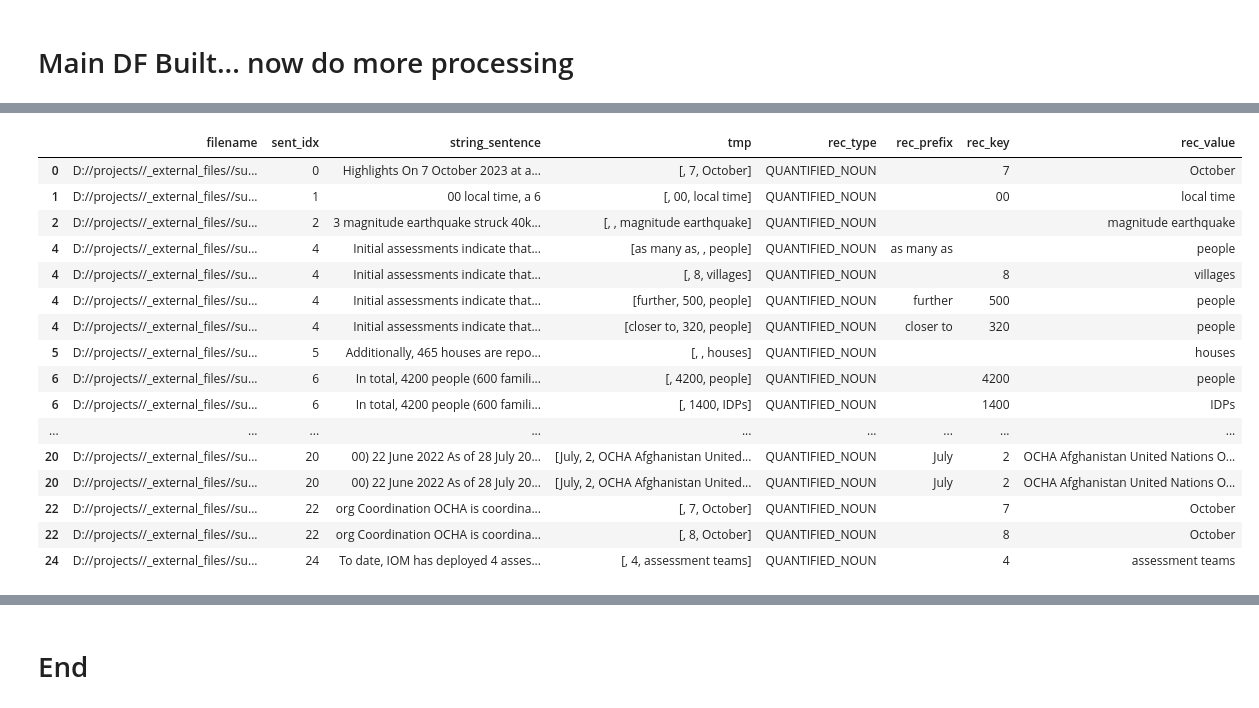
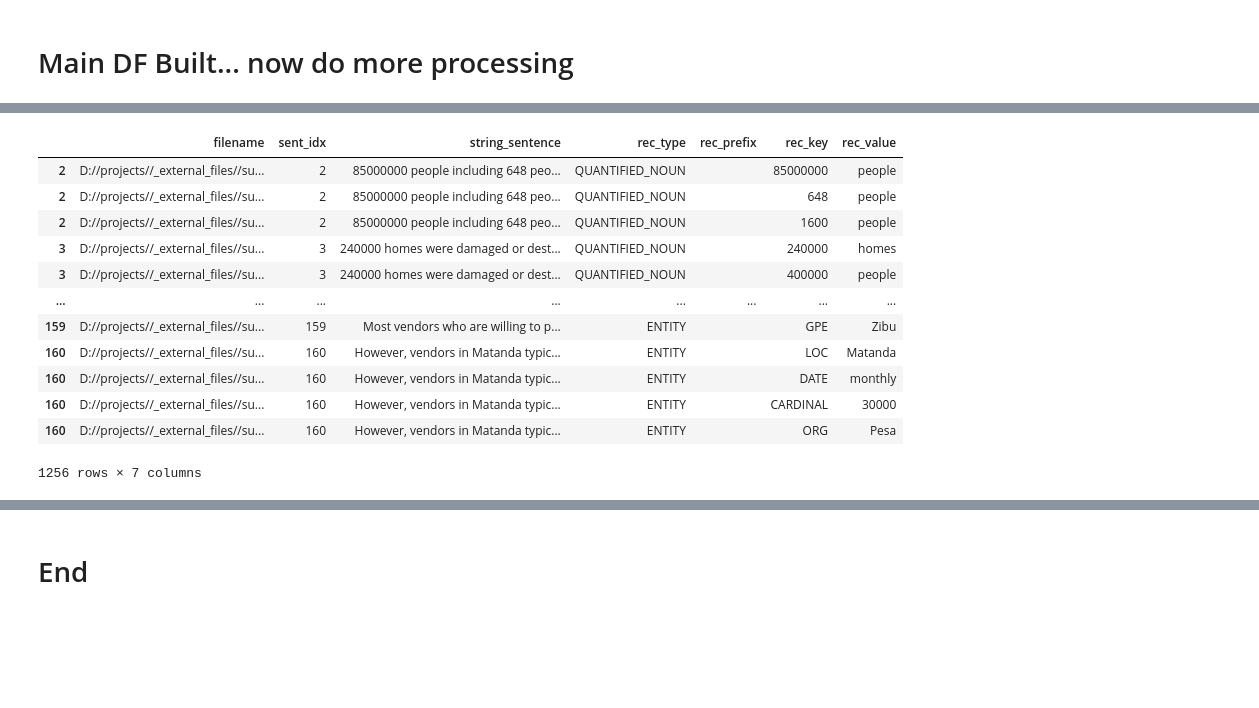
Before and after one commit to ericfrench2015/topic_surveyor, a Jupyter notebook: notebooks/process_reports.ipynb, the cells around one changed output, grey strips where cells are left out. Drawn from its saved outputs; the diff is of its cells as text; code cells hidden in the pictures; blank space fills up the shorter version.

Commit message:
initial commit of working code.

```diff
--- a/notebooks/process_reports.ipynb
+++ b/notebooks/process_reports.ipynb
@@ -193,6 +212,7 @@ df['record_type'] = df.apply(declare_primary_record_type, axis=1)
 def obtain_killed_numeric_value(doc):
 
     key_values = []
+    just_count = []
 
     def check_flags(lst):
         for l in lst:
@@ -217,17 +237,21 @@ def obtain_killed_numeric_value(doc):
 
             noun_att_cnt = (noun,attribute,count)
             key_values.append(noun_att_cnt)
+            just_count.append(count)
 
             noun = -1
             attribute = -1
             count = -1
 
-    return key_values
+    #changing to return only the count
+    return just_count
+    #return key_values
 
 
 def obtain_injured_numeric_value(doc):
 
     key_values = []
+    just_count = []
 
     def check_flags(lst):
         for l in lst:
@@ -252,12 +276,15 @@ def obtain_injured_numeric_value(doc):
 
             noun_att_cnt = (noun,attribute,count)
             key_values.append(noun_att_cnt)
+            just_count.append(count)
 
             noun = -1
             attribute = -1
             count = -1
 
-    return key_values
+    #changing to return only the count
+    return just_count
+    #return key_values
 
 def obtain_counted_noun_chunks(doc):
     counted_things = []
@@ -270,6 +297,8 @@ def obtain_counted_noun_chunks(doc):
         return counted_things
     else:
         return ''
+
+
 
 def obtain_all_entities(doc):
     #stop_ents = STOP_ENTS
@@ -284,5 +313,5 @@ def obtain_all_entities(doc):
     return entities
 
 
-print(obtain_killed_numeric_value(df['wo_parens_lower_lemmas'][df['i_killed'] == 1].tolist()[0]))
-print(obtain_injured_numeric_value(df['wo_parens_lower_lemmas'][df['i_injured'] == 1].tolist()[0]))
+#print(obtain_killed_numeric_value(df['wo_parens_lower_lemmas'][df['i_killed'] == 1].tolist()[0]))
+#print(obtain_injured_numeric_value(df['wo_parens_lower_lemmas'][df['i_injured'] == 1].tolist()[0]))
@@ -430,37 +450,34 @@ df_entities[['rec_prefix','rec_key','rec_value']] = df_entities.apply(lambda x:
 #now noun_chunks
 df_nouns = df[['filename','sent_idx','string_sentence','noun_chunks']][df['noun_chunks'].isna() == False].copy()
 df_nouns['tmp'] = df_nouns.apply(extract_ncs, axis=1)
-#df_nouns = df_nouns.drop(columns=['noun_chunks'])
+df_nouns = df_nouns.drop(columns=['noun_chunks'])
 df_nouns = df_nouns.explode('tmp')
 df_nouns['rec_type'] = 'NOUN_SEQUENCE'
 df_nouns = df_nouns[df_nouns['tmp'].isna() == False].copy()
 df_nouns[['rec_prefix','rec_key','rec_value']] = df_nouns.apply(lambda x: split_key_value_in_df(x.tmp), axis=1)
+
+#quantitative values
+df_quants = df[['filename','sent_idx','string_sentence','num_others']][df['num_others'] != ''].copy()
+df_quants['tmp'] = df_quants.apply(extract_numeric_key_values, axis=1)
+df_quants = df_quants.drop(columns=['num_others'])
+df_quants = df_quants.explode('tmp')
+df_quants['rec_type'] = 'QUANTIFIED_NOUN'
+df_quants[['rec_prefix','rec_key','rec_value']] = df_quants.apply(lambda x: split_key_value_in_df(x.tmp), axis=1)
 # %%
-df_quants = df[['filename','sent_idx','string_sentence','num_others']][df['num_others'] != ''].copy()
-df_quants['tmp'] = df_quants.apply(extract_numeric_key_values, axis=1)
-df_quants = df_quants.drop(columns=['num_others'])
-df_quants = df_quants.explode('tmp')
-df_quants['rec_type'] = 'QUANTIFIED_NOUN'
-df_quants[['rec_prefix','rec_key','rec_value']] = df_quants.apply(lambda x: split_key_value_in_df(x.tmp), axis=1)
-df_quants
-
-
-#num_others
+df_attributes = pd.concat([df_quants, df_nouns,df_entities])
+df_attributes = df_attributes.drop(columns=['tmp'])
+df_attributes
 # %% [output]
-|  | filename | sent_idx | string_sentence | tmp | rec_type | rec_prefix | rec_key | rec_value |
-| 0 | D://projects//_external_files//su... | 0 | Highlights On 7 October 2023 at a... | [, 7, October] | QUANTIFIED_NOUN |  | 7 | October |
-| 1 | D://projects//_external_files//su... | 1 | 00 local time, a 6 | [, 00, local time] | QUANTIFIED_NOUN |  | 00 | local time |
-| 2 | D://projects//_external_files//su... | 2 | 3 magnitude earthquake struck 40k... | [, , magnitude earthquake] | QUANTIFIED_NOUN |  |  | magnitude earthquake |
-| 4 | D://projects//_external_files//su... | 4 | Initial assessments indicate that... | [as many as, , people] | QUANTIFIED_NOUN | as many as |  | people |
-| 4 | D://projects//_external_files//su... | 4 | Initial assessments indicate that... | [, 8, villages] | QUANTIFIED_NOUN |  | 8 | villages |
-| 4 | D://projects//_external_files//su... | 4 | Initial assessments indicate that... | [further, 500, people] | QUANTIFIED_NOUN | further | 500 | people |
-| 4 | D://projects//_external_files//su... | 4 | Initial assessments indicate that... | [closer to, 320, people] | QUANTIFIED_NOUN | closer to | 320 | people |
-| 5 | D://projects//_external_files//su... | 5 | Additionally, 465 houses are repo... | [, , houses] | QUANTIFIED_NOUN |  |  | houses |
-| 6 | D://projects//_external_files//su... | 6 | In total, 4200 people (600 famili... | [, 4200, people] | QUANTIFIED_NOUN |  | 4200 | people |
-| 6 | D://projects//_external_files//su... | 6 | In total, 4200 people (600 famili... | [, 1400, IDPs] | QUANTIFIED_NOUN |  | 1400 | IDPs |
-| ... | ... | ... | ... | ... | ... | ... | ... | ... |
-| 20 | D://projects//_external_files//su... | 20 | 00) 22 June 2022 As of 28 July 20... | [July, 2, OCHA Afghanistan United... | QUANTIFIED_NOUN | July | 2 | OCHA Afghanistan United Nations O... |
-| 20 | D://projects//_external_files//su... | 20 | 00) 22 June 2022 As of 28 July 20... | [July, 2, OCHA Afghanistan United... | QUANTIFIED_NOUN | July | 2 | OCHA Afghanistan United Nations O... |
-| 22 | D://projects//_external_files//su... | 22 | org Coordination OCHA is coordina... | [, 7, October] | QUANTIFIED_NOUN |  | 7 | October |
-| 22 | D://projects//_external_files//su... | 22 | org Coordination OCHA is coordina... | [, 8, October] | QUANTIFIED_NOUN |  | 8 | October |
-| 24 | D://projects//_external_files//su... | 24 | To date, IOM has deployed 4 asses... | [, 4, assessment teams] | QUANTIFIED_NOUN |  | 4 | assessment teams |
+|  | filename | sent_idx | string_sentence | rec_type | rec_prefix | rec_key | rec_value |
+| 2 | D://projects//_external_files//su... | 2 | 85000000 people including 648 peo... | QUANTIFIED_NOUN |  | 85000000 | people |
+| 2 | D://projects//_external_files//su... | 2 | 85000000 people including 648 peo... | QUANTIFIED_NOUN |  | 648 | people |
+| 2 | D://projects//_external_files//su... | 2 | 85000000 people including 648 peo... | QUANTIFIED_NOUN |  | 1600 | people |
+| 3 | D://projects//_external_files//su... | 3 | 240000 homes were damaged or dest... | QUANTIFIED_NOUN |  | 240000 | homes |
+| 3 | D://projects//_external_files//su... | 3 | 240000 homes were damaged or dest... | QUANTIFIED_NOUN |  | 400000 | people |
+| ... | ... | ... | ... | ... | ... | ... | ... |
+| 159 | D://projects//_external_files//su... | 159 | Most vendors who are willing to p... | ENTITY |  | GPE | Zibu |
+| 160 | D://projects//_external_files//su... | 160 | However, vendors in Matanda typic... | ENTITY |  | LOC | Matanda |
+| 160 | D://projects//_external_files//su... | 160 | However, vendors in Matanda typic... | ENTITY |  | DATE | monthly |
+| 160 | D://projects//_external_files//su... | 160 | However, vendors in Matanda typic... | ENTITY |  | CARDINAL | 30000 |
+| 160 | D://projects//_external_files//su... | 160 | However, vendors in Matanda typic... | ENTITY |  | ORG | Pesa |
+1256 rows × 7 columns
```
Also changed, not shown: parts of 22 cells of this notebook.
